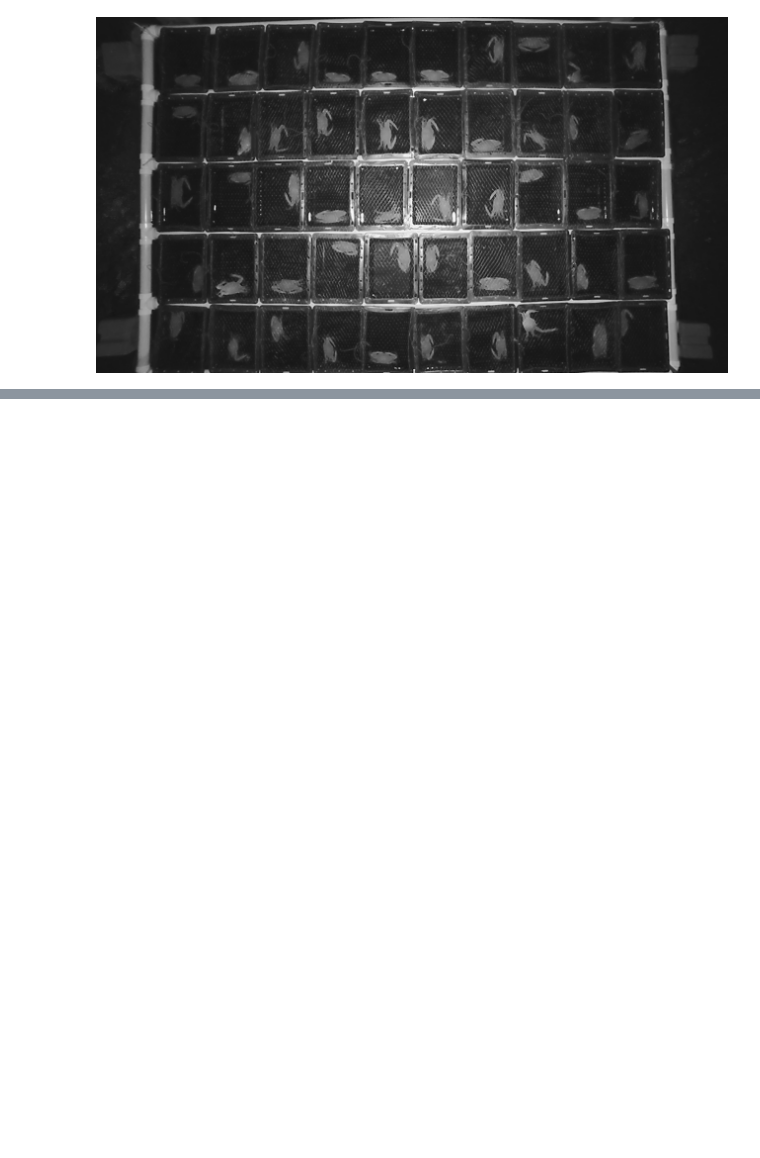
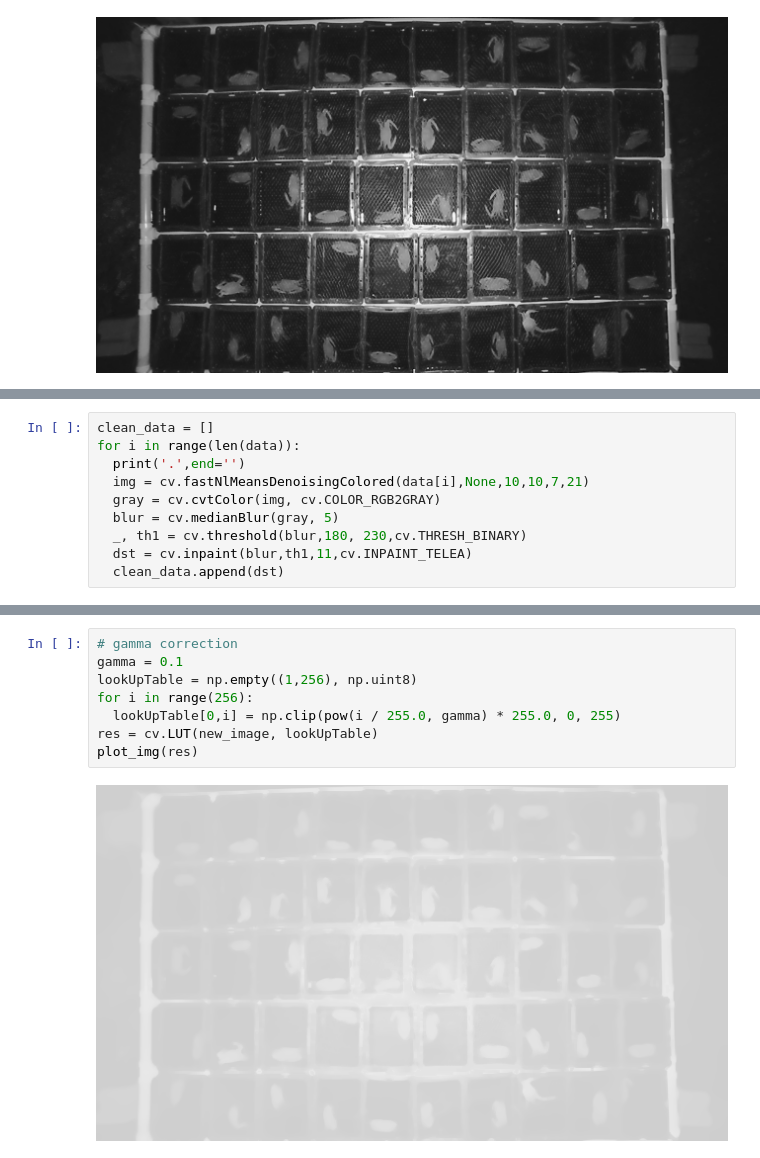
Before and after one commit to PattarapornH/Crab-Molting-Detection, a Jupyter notebook: Molting_crab_tracker.ipynb, the cells around one changed output, grey strips where cells are left out. Drawn from its saved outputs; the diff is of its cells as text; blank space fills up the shorter version.

```diff
--- a/Molting_crab_tracker.ipynb
+++ b/Molting_crab_tracker.ipynb
@@ -75,0 +56,10 @@ plot_img(gray)
+# %%
+clean_data = []
+for i in range(len(data)):
+  print('.',end='')
+  img = cv.fastNlMeansDenoisingColored(data[i],None,10,10,7,21)
+  gray = cv.cvtColor(img, cv.COLOR_RGB2GRAY)
+  blur = cv.medianBlur(gray, 5)
+  _, th1 = cv.threshold(blur,180, 230,cv.THRESH_BINARY)
+  dst = cv.inpaint(blur,th1,11,cv.INPAINT_TELEA)
+  clean_data.append(dst)
@@ -75,0 +88,10 @@ plot_img(gray)
+# %%
+# gamma correction
+gamma = 0.1
+lookUpTable = np.empty((1,256), np.uint8)
+for i in range(256):
+  lookUpTable[0,i] = np.clip(pow(i / 255.0, gamma) * 255.0, 0, 255)
+res = cv.LUT(new_image, lookUpTable)
+plot_img(res)
+# %% [output]
+[figure, added]
```
Also changed, not shown: parts of 21 cells of this notebook.
